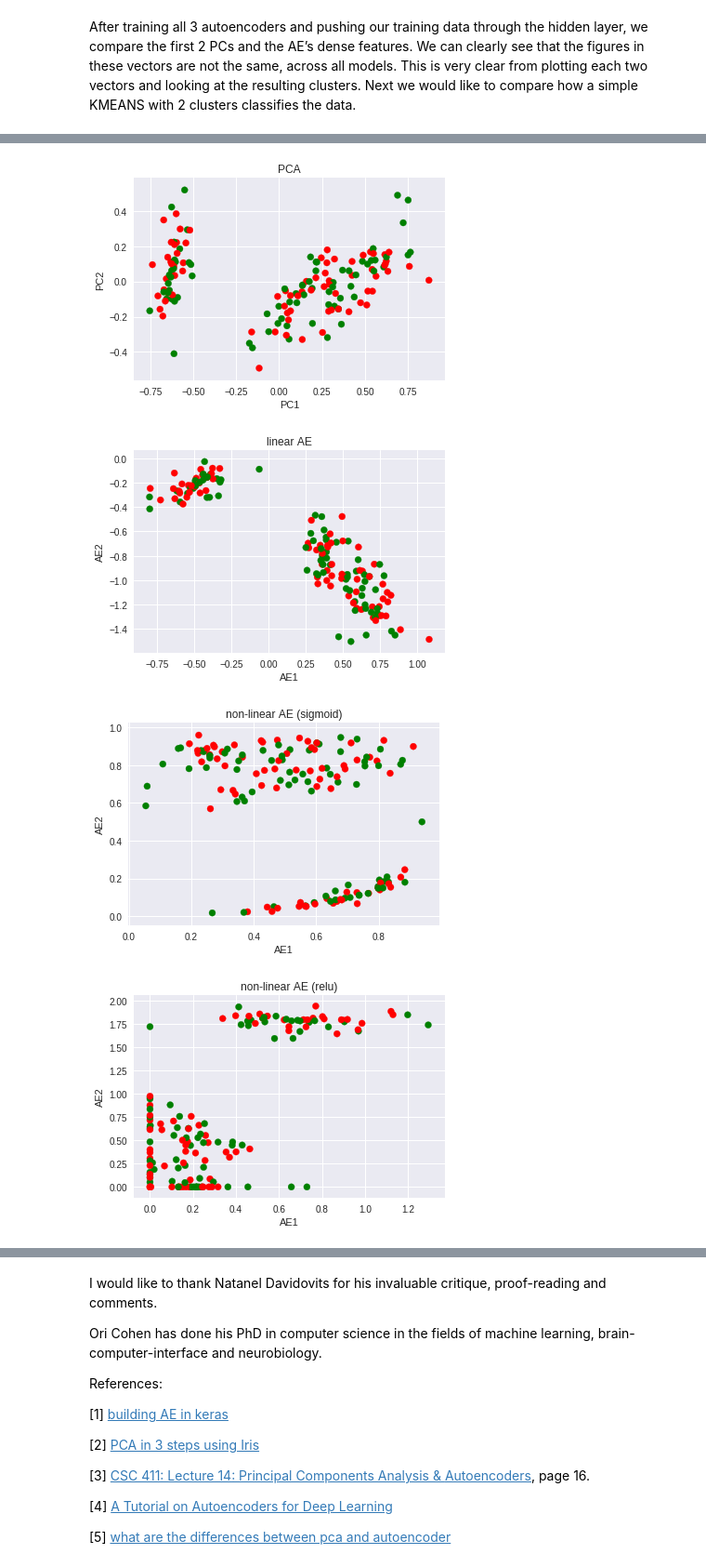
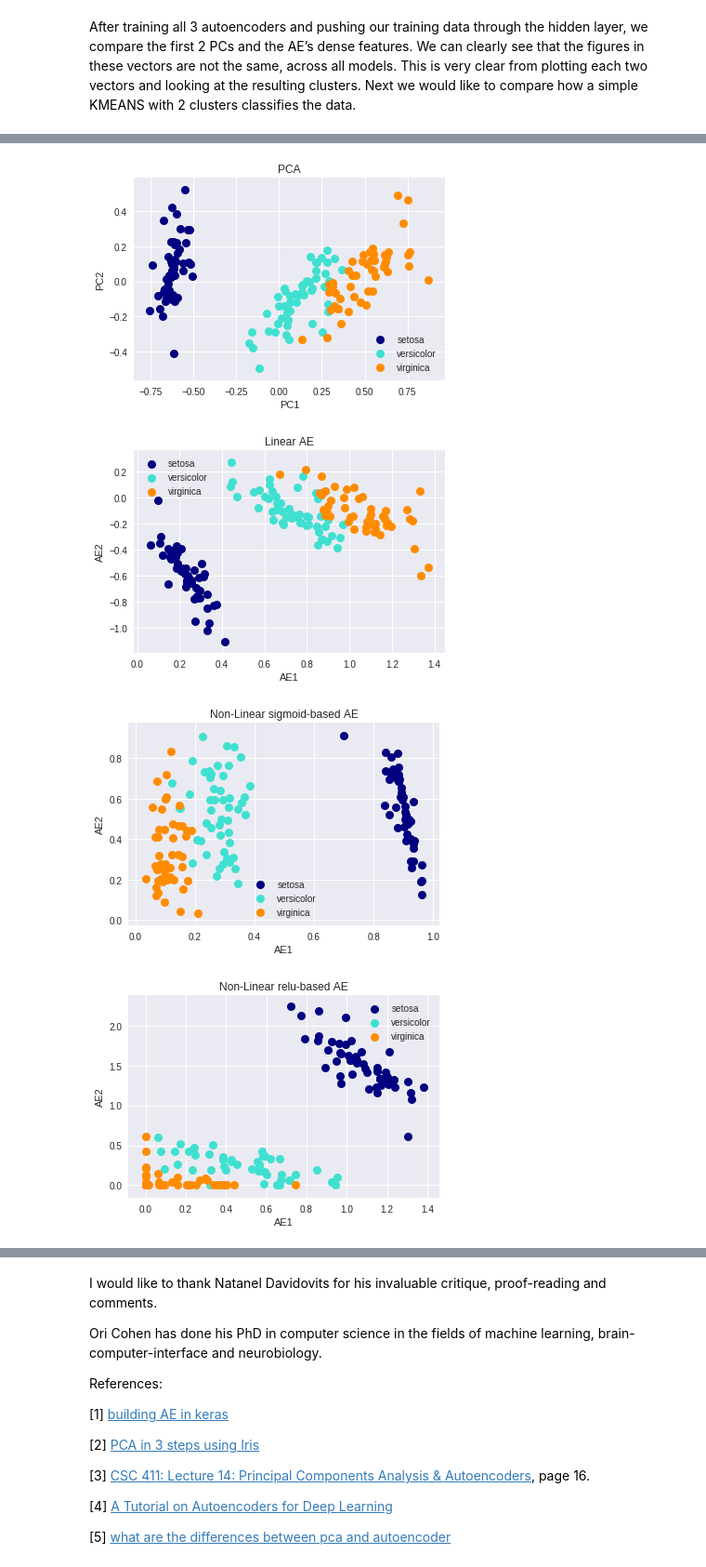
Before and after one commit to orico/PCAvsAutoencoder, a Jupyter notebook: PCA_vs_Autoencoder_tutorial.ipynb, the cells around one changed output, grey strips where cells are left out. Shown at 93% size. Cells and saved outputs as stored; diff of their text form; code cells hidden in the pictures.

```diff
--- a/PCA_vs_Autoencoder_tutorial.ipynb
+++ b/PCA_vs_Autoencoder_tutorial.ipynb
@@ -246,30 +304,11 @@ PCA
-# %%
-plt.scatter(pca_transformed[:,0],pca_transformed[:,1],color=['red','green'])
-plt.title("PCA")
-plt.xlabel("PC1")
-plt.ylabel("PC2")
-plt.show()
-
-plt.scatter(encoded_data[:,0],encoded_data[:,1],color=['red','green'])
-plt.title("linear AE")
-plt.xlabel("AE1")
-plt.ylabel("AE2")
-plt.show()
-
-plt.scatter(encoded_data2[:,0],encoded_data2[:,1],color=['red','green'])
-plt.title("non-linear AE (sigmoid)")
-plt.xlabel("AE1")
-plt.ylabel("AE2")
-plt.show()
-
-plt.scatter(encoded_data3[:,0],encoded_data3[:,1],color=['red','green'])
-plt.title("non-linear AE (relu)")
-plt.xlabel("AE1")
-plt.ylabel("AE2")
-plt.show()
-# %% [output]
-[figure, removed]
-[figure, removed]
-[figure, removed]
-[figure, removed]
+# %%
+plot3clusters(pca_transformed[:,:2], 'PCA', 'PC')
+plot3clusters(encoded_data[:,:2], 'Linear AE', 'AE')
+plot3clusters(encoded_data2[:,:2], 'Non-Linear sigmoid-based AE', 'AE')
+plot3clusters(encoded_data3[:,:2], 'Non-Linear relu-based AE', 'AE')
+# %% [output]
+[figure, added]
+[figure, added]
+[figure, added]
+[figure, added]
 # %% [markdown]
```
Also changed, not shown: parts of 15 cells of this notebook.
